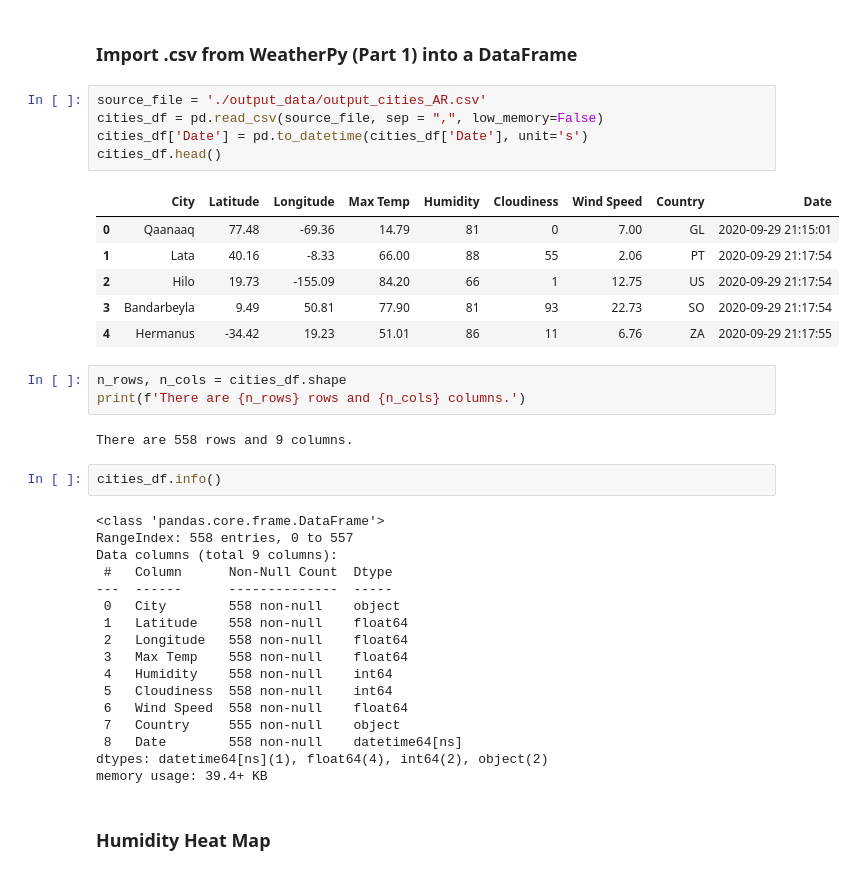
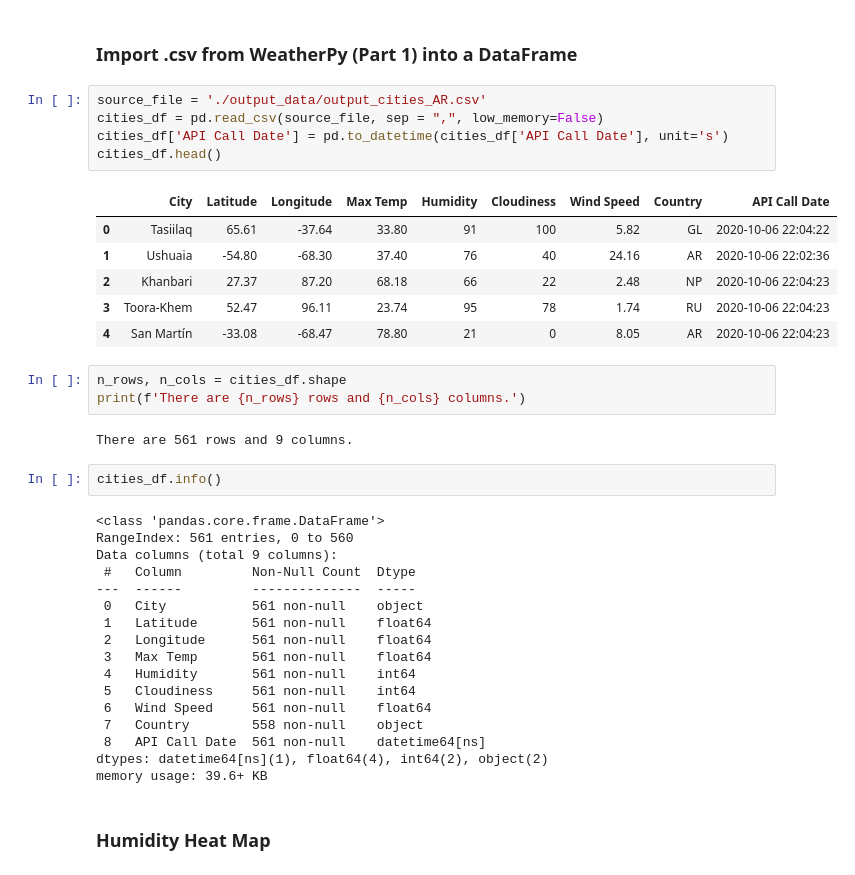
Before and after one commit to PhotoSynthesist62/UCI_Data_Analytics_Bootcamp_2020, a Jupyter notebook: 06-Python_APIs/VacationPy_AR.ipynb, the cells around one changed output. Saved outputs shown, nothing was run; the diff lists cells and outputs as text.

```diff
--- a/06-Python_APIs/VacationPy_AR.ipynb
+++ b/06-Python_APIs/VacationPy_AR.ipynb
@@ -19,39 +19,39 @@ from config import g_key
 # %%
 source_file = './output_data/output_cities_AR.csv'
 cities_df = pd.read_csv(source_file, sep = ",", low_memory=False)
-cities_df['Date'] = pd.to_datetime(cities_df['Date'], unit='s')
+cities_df['API Call Date'] = pd.to_datetime(cities_df['API Call Date'], unit='s')
 cities_df.head()
 # %% [output]
-|  | City | Latitude | Longitude | Max Temp | Humidity | Cloudiness | Wind Speed | Country | Date |
-| 0 | Qaanaaq | 77.48 | -69.36 | 14.79 | 81 | 0 | 7.00 | GL | 2020-09-29 21:15:01 |
-| 1 | Lata | 40.16 | -8.33 | 66.00 | 88 | 55 | 2.06 | PT | 2020-09-29 21:17:54 |
-| 2 | Hilo | 19.73 | -155.09 | 84.20 | 66 | 1 | 12.75 | US | 2020-09-29 21:17:54 |
-| 3 | Bandarbeyla | 9.49 | 50.81 | 77.90 | 81 | 93 | 22.73 | SO | 2020-09-29 21:17:54 |
-| 4 | Hermanus | -34.42 | 19.23 | 51.01 | 86 | 11 | 6.76 | ZA | 2020-09-29 21:17:55 |
+|  | City | Latitude | Longitude | Max Temp | Humidity | Cloudiness | Wind Speed | Country | API Call Date |
+| 0 | Tasiilaq | 65.61 | -37.64 | 33.80 | 91 | 100 | 5.82 | GL | 2020-10-06 22:04:22 |
+| 1 | Ushuaia | -54.80 | -68.30 | 37.40 | 76 | 40 | 24.16 | AR | 2020-10-06 22:02:36 |
+| 2 | Khanbari | 27.37 | 87.20 | 68.18 | 66 | 22 | 2.48 | NP | 2020-10-06 22:04:23 |
+| 3 | Toora-Khem | 52.47 | 96.11 | 23.74 | 95 | 78 | 1.74 | RU | 2020-10-06 22:04:23 |
+| 4 | San Martín | -33.08 | -68.47 | 78.80 | 21 | 0 | 8.05 | AR | 2020-10-06 22:04:23 |
 # %%
 n_rows, n_cols = cities_df.shape
 print(f'There are {n_rows} rows and {n_cols} columns.')
 # %% [output]
-There are 558 rows and 9 columns.
+There are 561 rows and 9 columns.
 # %%
 cities_df.info()
 # %% [output]
 <class 'pandas.core.frame.DataFrame'>
-RangeIndex: 558 entries, 0 to 557
+RangeIndex: 561 entries, 0 to 560
 Data columns (total 9 columns):
- #   Column      Non-Null Count  Dtype
----  ------      --------------  -----
- 0   City        558 non-null    object
- 1   Latitude    558 non-null    float64
- 2   Longitude   558 non-null    float64
- 3   Max Temp    558 non-null    float64
- 4   Humidity    558 non-null    int64
- 5   Cloudiness  558 non-null    int64
- 6   Wind Speed  558 non-null    float64
- 7   Country     555 non-null    object
- 8   Date        558 non-null    datetime64[ns]
+ #   Column         Non-Null Count  Dtype
+---  ------         --------------  -----
+ 0   City           561 non-null    object
+ 1   Latitude       561 non-null    float64
+ 2   Longitude      561 non-null    float64
+ 3   Max Temp       561 non-null    float64
+ 4   Humidity       561 non-null    int64
+ 5   Cloudiness     561 non-null    int64
+ 6   Wind Speed     561 non-null    float64
+ 7   Country        558 non-null    object
+ 8   API Call Date  561 non-null    datetime64[ns]
 dtypes: datetime64[ns](1), float64(4), int64(2), object(2)
-memory usage: 39.4+ KB
+memory usage: 39.6+ KB
 # %% [markdown]
 ### Humidity Heat Map
 # %%
```
Also changed, not shown: parts of 2 cells of this notebook, 6 other files.
